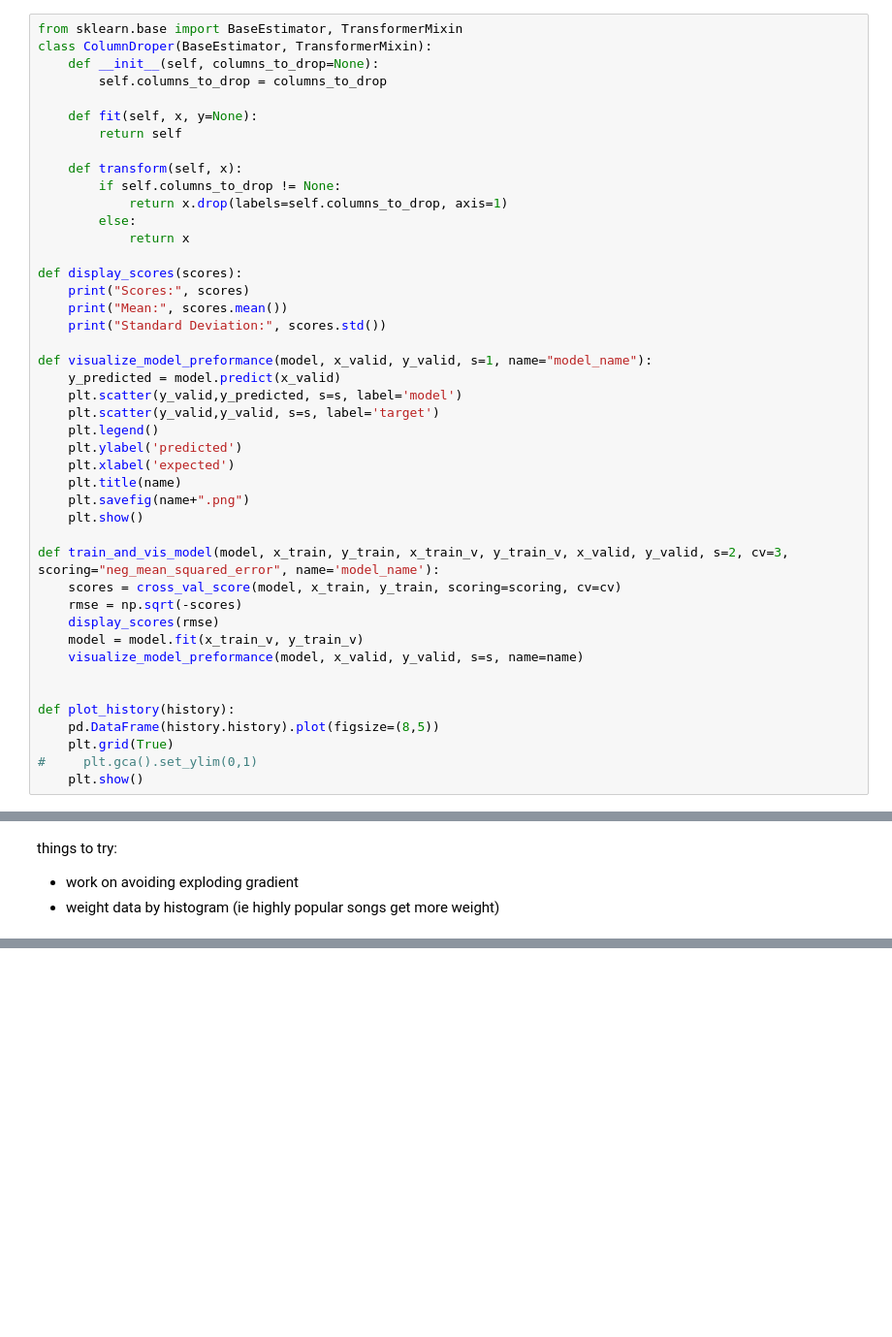
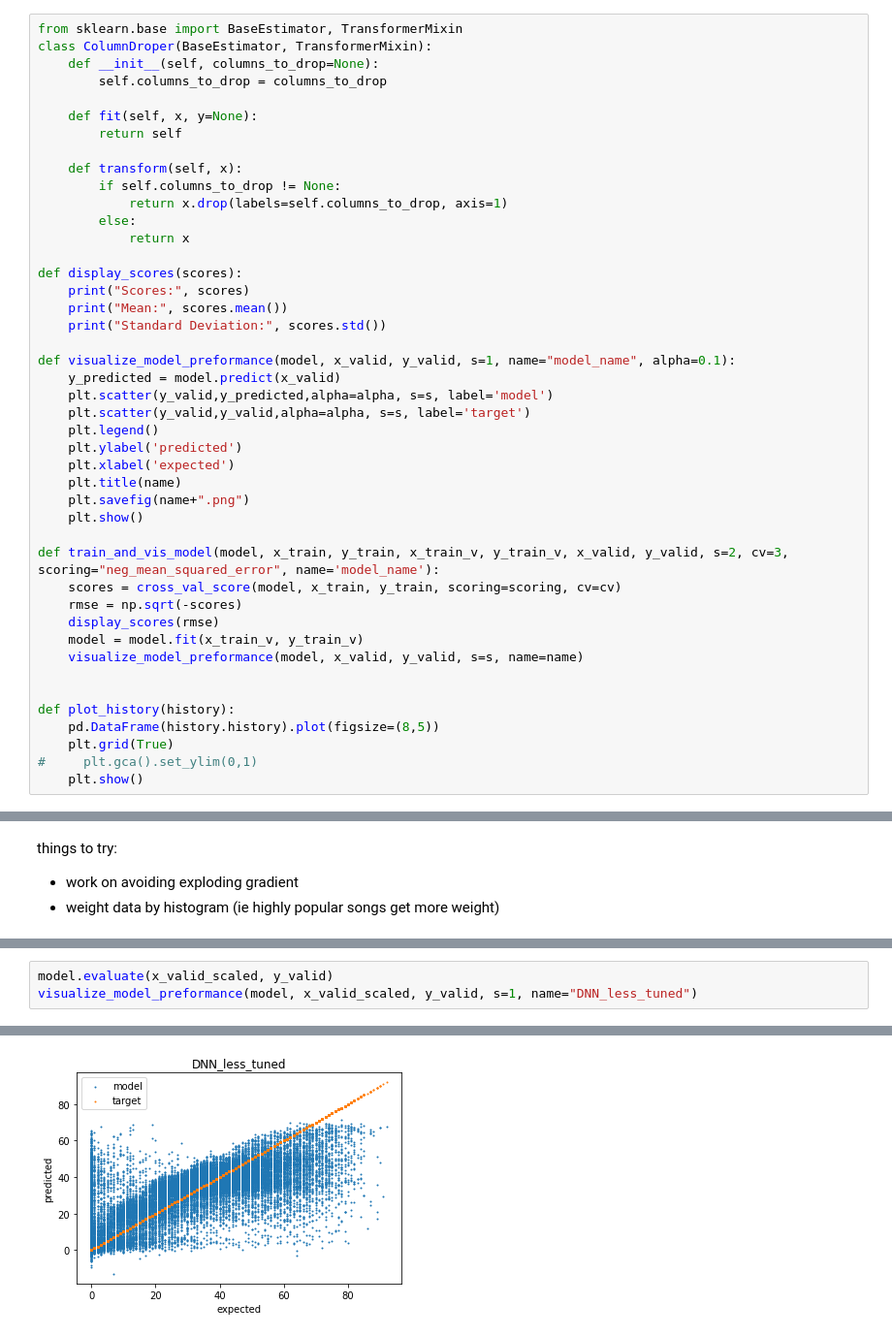
Before and after one commit to Joel-Venzke/Kaggle-Dataset-Work, a Jupyter notebook: spotify_dataset/Data-exploration-and-regression.ipynb, the cells around one changed output, grey strips where cells are left out. Shown at 97% size. Drawn from its saved outputs; the diff is of its cells as text; blank space fills up the shorter version.

```diff
--- a/Data-exploration-and-regression.ipynb
+++ b/spotify_dataset/Data-exploration-and-regression.ipynb
@@ -137,10 +140,10 @@ def display_scores(scores):
     print("Mean:", scores.mean())
     print("Standard Deviation:", scores.std())
 
-def visualize_model_preformance(model, x_valid, y_valid, s=1, name="model_name"):
+def visualize_model_preformance(model, x_valid, y_valid, s=1, name="model_name", alpha=0.1):
     y_predicted = model.predict(x_valid)
-    plt.scatter(y_valid,y_predicted, s=s, label='model')
-    plt.scatter(y_valid,y_valid, s=s, label='target')
+    plt.scatter(y_valid,y_predicted,alpha=alpha, s=s, label='model')
+    plt.scatter(y_valid,y_valid,alpha=alpha, s=s, label='target')
     plt.legend()
     plt.ylabel('predicted')
     plt.xlabel('expected')
@@ -401,0 +406,4 @@ Epoch 107/5000
+# %%
+model.evaluate(x_valid_scaled, y_valid)
+visualize_model_preformance(model, x_valid_scaled, y_valid, s=1, name="DNN_less_tuned")
+# %% [output]
@@ -402 +411,2 @@ Epoch 107/5000
+[figure, added]
 # %%
```
Also changed, not shown: parts of 19 cells of this notebook, 17 other files.
